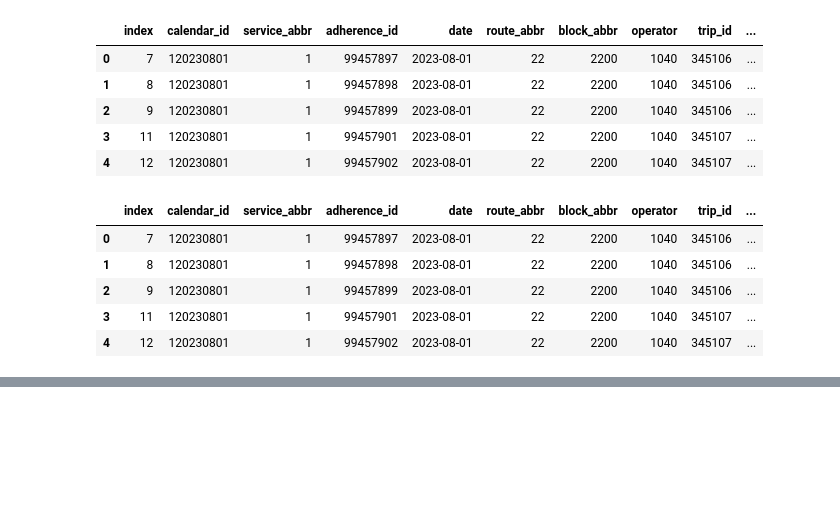
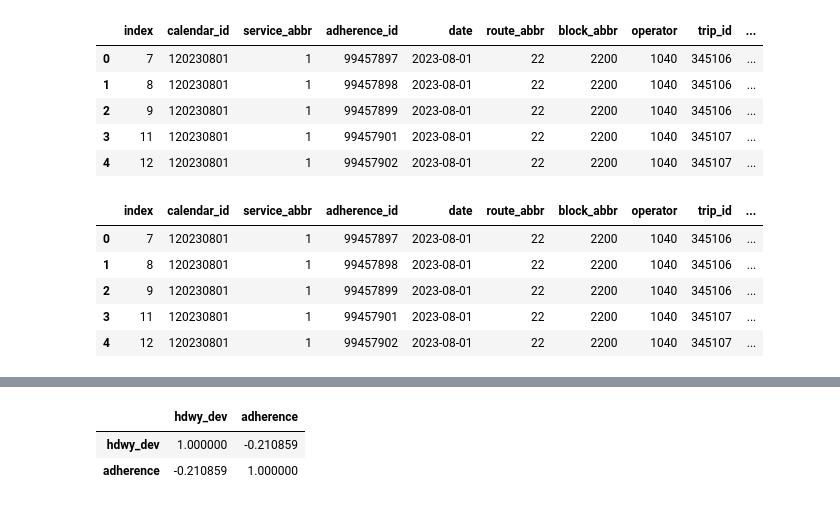
Before and after one commit to NSS-Data-Analytics-Cohort-12/wego-python-da12-python-spice-lattes, a Jupyter notebook: notebooks/WeGo.ipynb, the cells around one changed output, grey strips where cells are left out. Saved outputs shown, nothing was run; the diff lists cells and outputs as text; code cells hidden in the pictures; blank space fills up the shorter version.

```diff
--- a/notebooks/WeGo.ipynb
+++ b/notebooks/WeGo.ipynb
@@ -323,0 +405,13 @@ plt.show()
+# %%
+to_downtown = (wego
+    # .loc[wego['route_abbr'] == 22]
+    .loc[wego['route_direction_name'] == 'TO DOWNTOWN']
+    # .loc[wego['time_point_abbr'] == 'CV23']
+     .dropna(subset=['hdwy_dev'])
+    [['route_direction_name', 'hdwy_dev','adherence'
+     ]])
+to_downtown.corr(numeric_only=True)
+# %% [output]
+|  | hdwy_dev | adherence |
+| hdwy_dev | 1.000000 | -0.210859 |
+| adherence | -0.210859 | 1.000000 |
```
Also changed, not shown: parts of 8 cells of this notebook.
